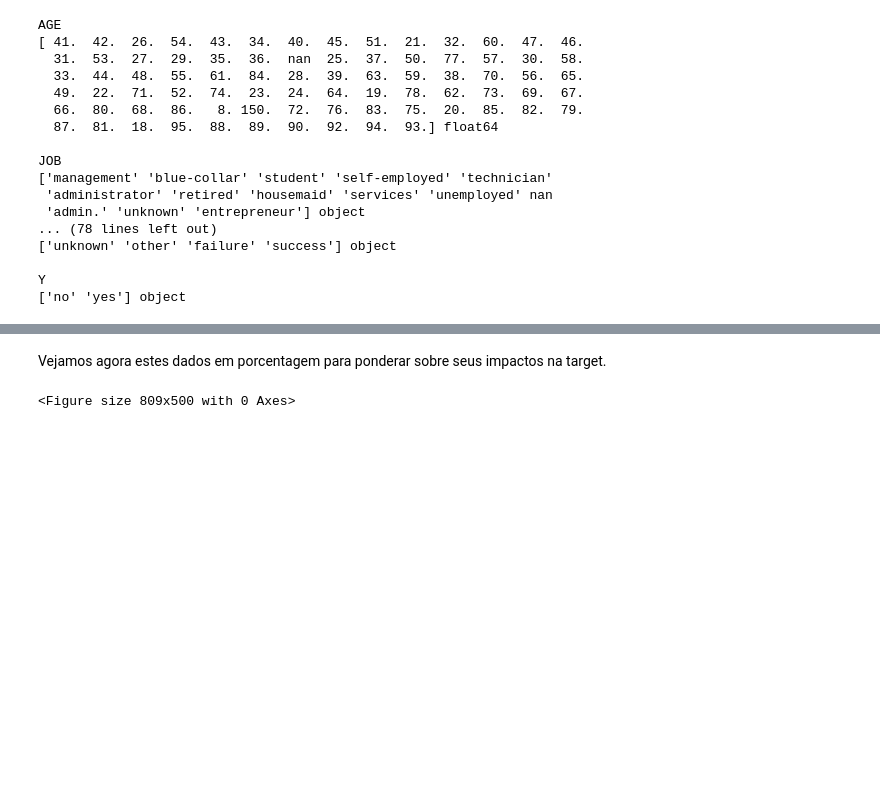
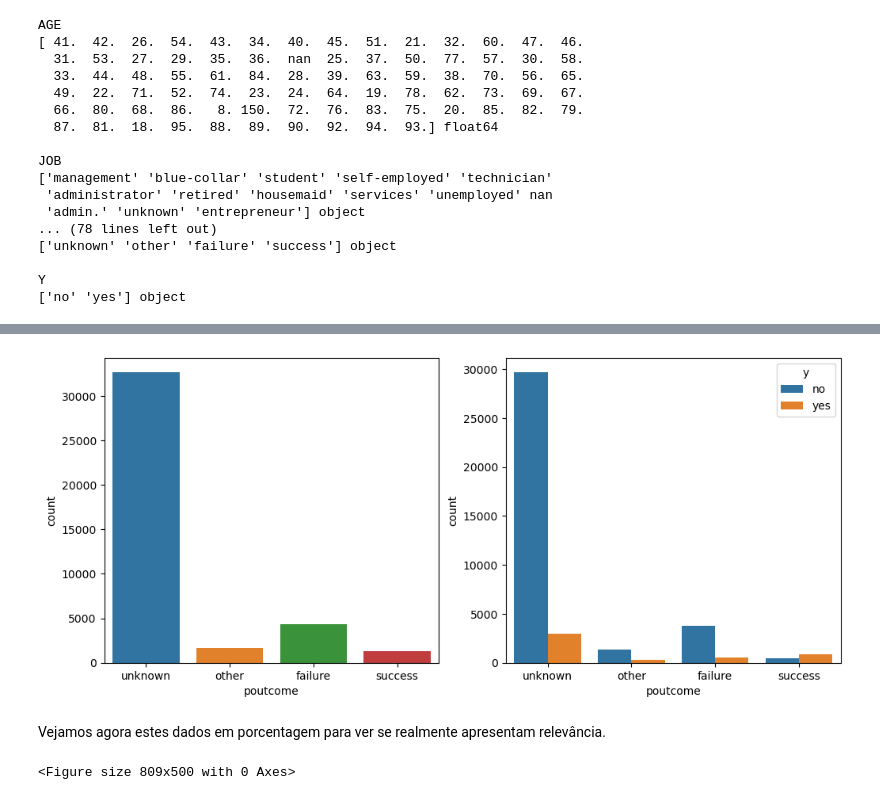
Before and after one commit to ArthurWDamasi0/ProjetoFinalTA, a Jupyter notebook: NovaAnalise.ipynb, the cells around one changed output, grey strips where cells are left out. Cells and saved outputs as stored; diff of their text form; code cells hidden in the pictures; blank space fills up the shorter version.

```diff
--- a/NovaAnalise.ipynb
+++ b/NovaAnalise.ipynb
@@ -253,5 +151,15 @@ plt.show()
+# %%
+#Apresentação do gráfico de barras com relação ao poutcome:
+plt.figure(figsize = (12,5))
+plt.subplot(1,2,1)
+sns.countplot(data = df, x = "poutcome")
+plt.subplot(1,2,2)
+sns.countplot(data = df, x = "poutcome", hue = "y")
+plt.show()
+# %% [output]
+[figure, added]
 # %% [markdown]
-<p>Vejamos agora estes dados em porcentagem para ponderar sobre seus impactos na target.</p>
+<p>Vejamos agora estes dados em porcentagem para ver se realmente apresentam relevância.</p>
 # %%
 # Apresentação do gráfico percentil em barras da localização em relação ao y:
 plt.figure(figsize = (8.09,5))
```
Also changed, not shown: parts of 68 cells of this notebook.
